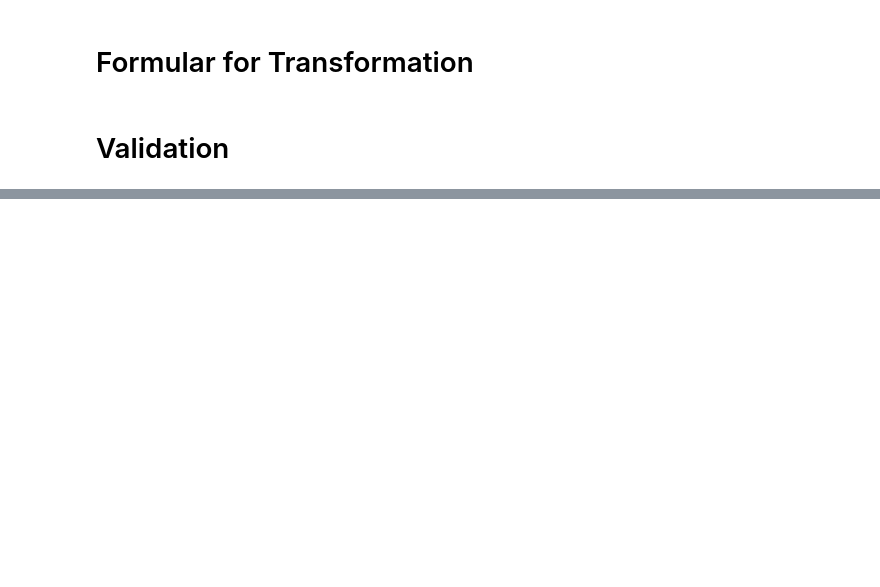
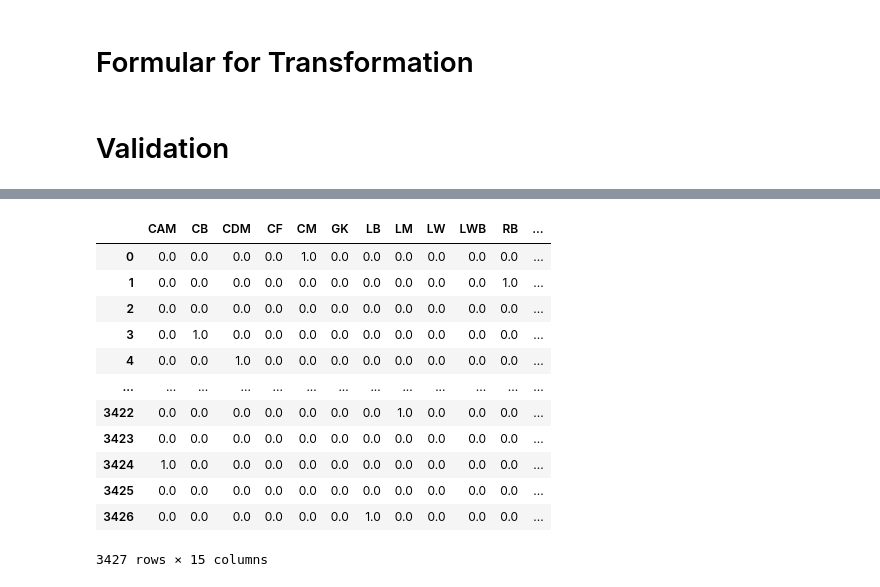
Before and after one commit to Rbrt05/Fifa_Challenge, a Jupyter notebook: team_fifa_final.ipynb, the cells around one changed output, grey strips where cells are left out. Cells and saved outputs as stored; diff of their text form; code cells hidden in the pictures; blank space fills up the shorter version.

```diff
--- a/team_fifa_final.ipynb
+++ b/team_fifa_final.ipynb
@@ -500,2 +583,16 @@ print(rmse_new)
 # %%
-categorical_enc_test
+categorical_encoded_test
+# %% [output]
+|  | CAM | CB | CDM | CF | CM | GK | LB | LM | LW | LWB | RB | ... |
+| 0 | 0.0 | 0.0 | 0.0 | 0.0 | 1.0 | 0.0 | 0.0 | 0.0 | 0.0 | 0.0 | 0.0 | ... |
+| 1 | 0.0 | 0.0 | 0.0 | 0.0 | 0.0 | 0.0 | 0.0 | 0.0 | 0.0 | 0.0 | 1.0 | ... |
+| 2 | 0.0 | 0.0 | 0.0 | 0.0 | 0.0 | 0.0 | 0.0 | 0.0 | 0.0 | 0.0 | 0.0 | ... |
+| 3 | 0.0 | 1.0 | 0.0 | 0.0 | 0.0 | 0.0 | 0.0 | 0.0 | 0.0 | 0.0 | 0.0 | ... |
+| 4 | 0.0 | 0.0 | 1.0 | 0.0 | 0.0 | 0.0 | 0.0 | 0.0 | 0.0 | 0.0 | 0.0 | ... |
+| ... | ... | ... | ... | ... | ... | ... | ... | ... | ... | ... | ... | ... |
+| 3422 | 0.0 | 0.0 | 0.0 | 0.0 | 0.0 | 0.0 | 0.0 | 1.0 | 0.0 | 0.0 | 0.0 | ... |
+| 3423 | 0.0 | 0.0 | 0.0 | 0.0 | 0.0 | 0.0 | 0.0 | 0.0 | 0.0 | 0.0 | 0.0 | ... |
+| 3424 | 1.0 | 0.0 | 0.0 | 0.0 | 0.0 | 0.0 | 0.0 | 0.0 | 0.0 | 0.0 | 0.0 | ... |
+| 3425 | 0.0 | 0.0 | 0.0 | 0.0 | 0.0 | 0.0 | 0.0 | 0.0 | 0.0 | 0.0 | 0.0 | ... |
+| 3426 | 0.0 | 0.0 | 0.0 | 0.0 | 0.0 | 0.0 | 1.0 | 0.0 | 0.0 | 0.0 | 0.0 | ... |
+3427 rows × 15 columns
```
Also changed, not shown: parts of 14 cells of this notebook.
